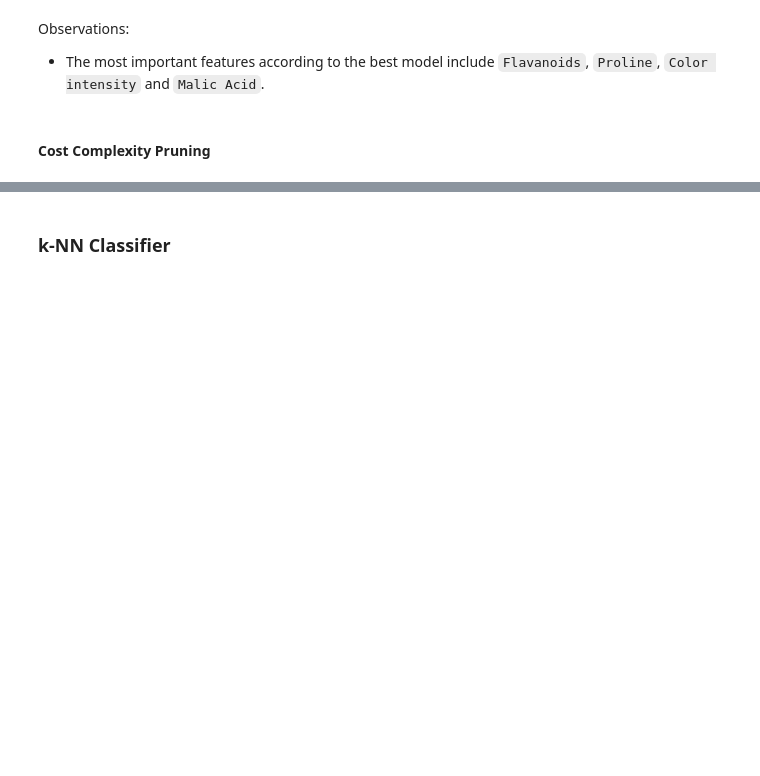
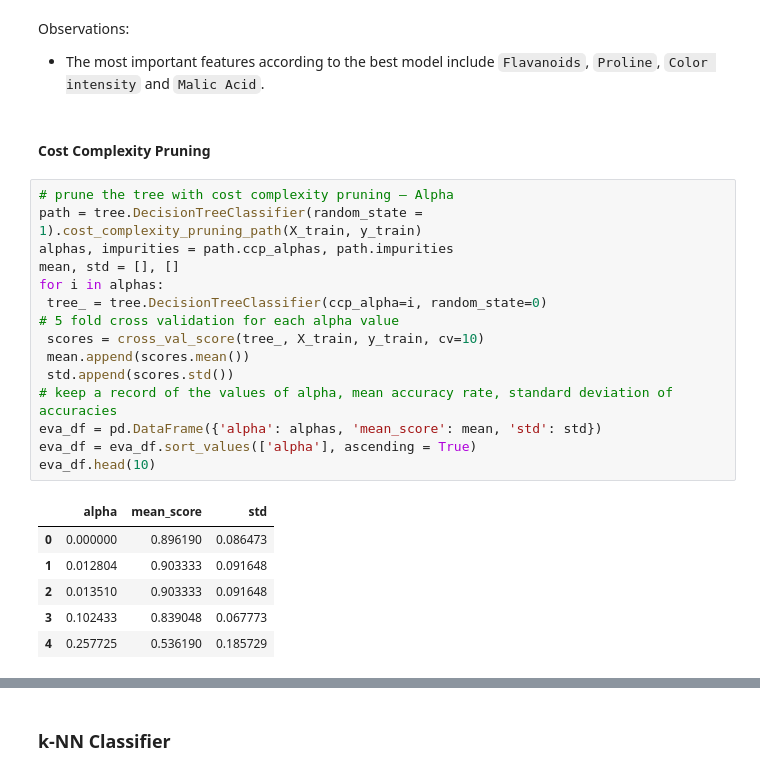
Before and after one commit to nadiaverdha/MachineLearningEx1, a Jupyter notebook: Ex1_wine.ipynb, the cells around one changed output, grey strips where cells are left out. Drawn from its saved outputs; the diff is of its cells as text; blank space fills up the shorter version.

```diff
--- a/Ex1_wine.ipynb
+++ b/Ex1_wine.ipynb
@@ -460,3 +459,25 @@ Observations:
 - The most important features according to the best model include `Flavanoids`, `Proline`, `Color intensity` and `Malic Acid`.
 # %% [markdown]
 #### Cost Complexity Pruning
+# %%
+# prune the tree with cost complexity pruning — Alpha
+path = tree.DecisionTreeClassifier(random_state = 1).cost_complexity_pruning_path(X_train, y_train)
+alphas, impurities = path.ccp_alphas, path.impurities
+mean, std = [], []
+for i in alphas:
+ tree_ = tree.DecisionTreeClassifier(ccp_alpha=i, random_state=0)
+# 5 fold cross validation for each alpha value
+ scores = cross_val_score(tree_, X_train, y_train, cv=10)
+ mean.append(scores.mean())
+ std.append(scores.std())
+# keep a record of the values of alpha, mean accuracy rate, standard deviation of accuracies
+eva_df = pd.DataFrame({'alpha': alphas, 'mean_score': mean, 'std': std})
+eva_df = eva_df.sort_values(['alpha'], ascending = True)
+eva_df.head(10)
+# %% [output]
+|  | alpha | mean_score | std |
+| 0 | 0.000000 | 0.896190 | 0.086473 |
+| 1 | 0.012804 | 0.903333 | 0.091648 |
+| 2 | 0.013510 | 0.903333 | 0.091648 |
+| 3 | 0.102433 | 0.839048 | 0.067773 |
+| 4 | 0.257725 | 0.536190 | 0.185729 |
```
Also changed, not shown: parts of 16 cells of this notebook.
